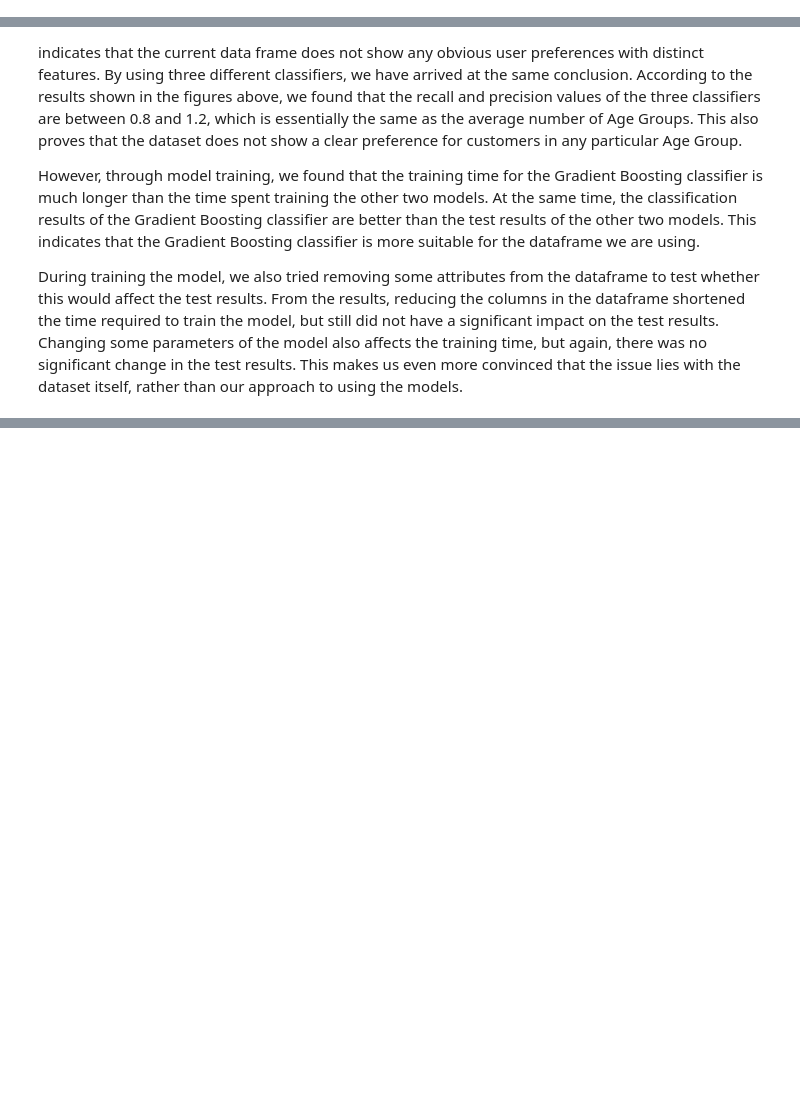
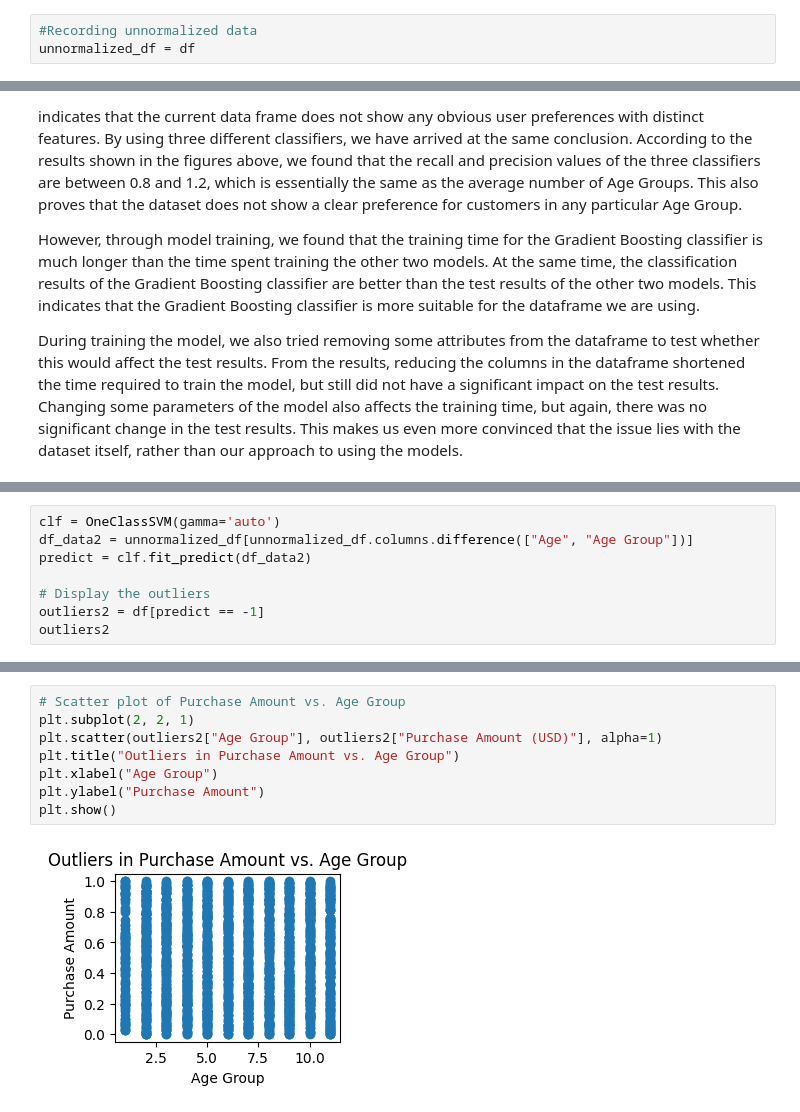
Before and after one commit to uOttawa-Collabs/CSI4142-Winter-2024-Project, a Jupyter notebook: Data Mining.ipynb, the cells around one changed output, grey strips where cells are left out. Cells and saved outputs as stored; diff of their text form; blank space fills up the shorter version.

```diff
--- a/Data Mining.ipynb
+++ b/Data Mining.ipynb
@@ -310,6 +310,9 @@ df
 | 3898 | 3899 | 44 | 7700 | 38 | 2400 | 6 | ... |
 | 3899 | 3900 | 52 | 8100 | 31 | 3300 | 8 | ... |
 3900 rows × 139 columns
+# %%
+#Recording unnormalized data
+unnormalized_df = df
 # %% [markdown]
 # Part A3: Normalization
 # %% [markdown]
@@ -478,0 +548,8 @@ During training the model, we also tried removing some attributes from the dataf
+# %%
+clf = OneClassSVM(gamma='auto')
+df_data2 = unnormalized_df[unnormalized_df.columns.difference(["Age", "Age Group"])]
+predict = clf.fit_predict(df_data2)
+
+# Display the outliers
+outliers2 = df[predict == -1]
+outliers2
@@ -478,0 +570,10 @@ During training the model, we also tried removing some attributes from the dataf
+# %%
+# Scatter plot of Purchase Amount vs. Age Group
+plt.subplot(2, 2, 1)
+plt.scatter(outliers2["Age Group"], outliers2["Purchase Amount (USD)"], alpha=1)
+plt.title("Outliers in Purchase Amount vs. Age Group")
+plt.xlabel("Age Group")
+plt.ylabel("Purchase Amount")
+plt.show()
+# %% [output]
+[figure, added]
```
Also changed, not shown: parts of 11 cells of this notebook.
